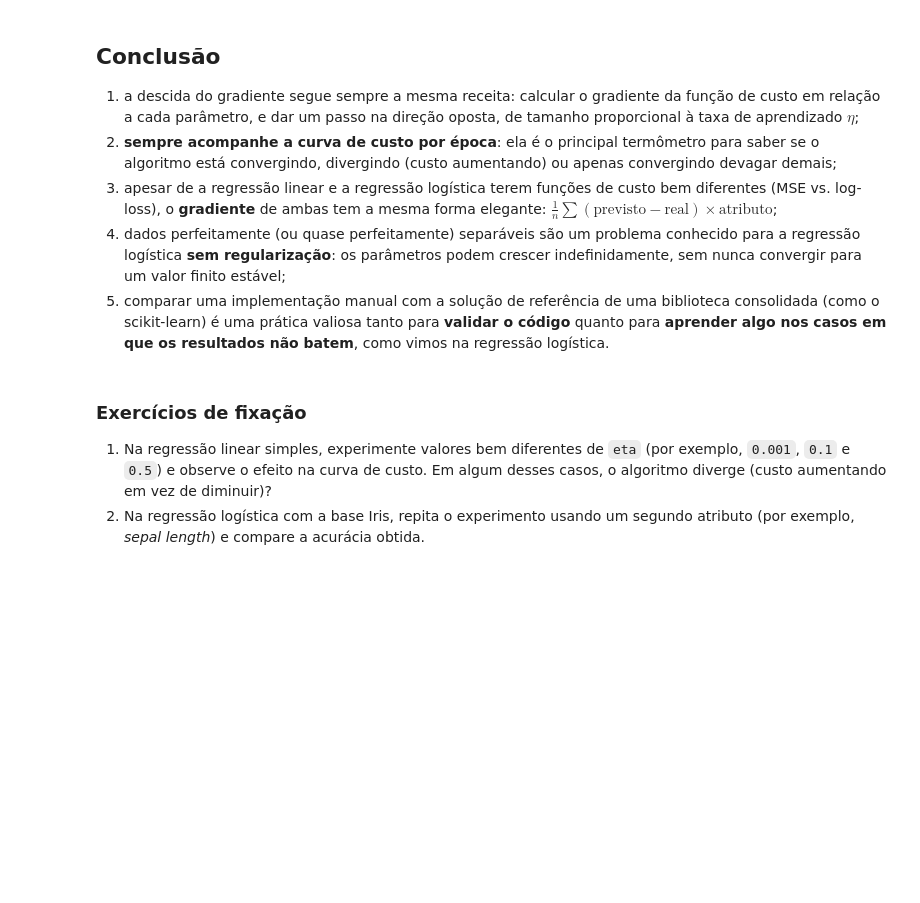
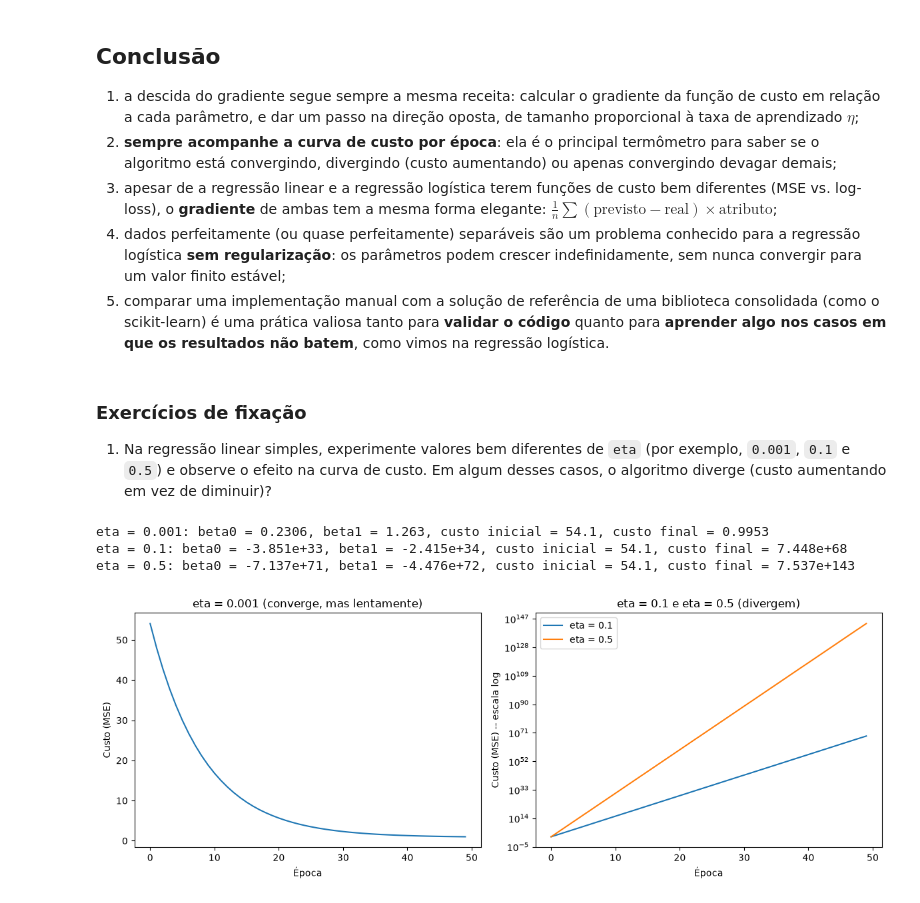
Before and after one commit to saulosgil/CursoMLeCD-USP, a Jupyter notebook: 16-Gradiente descendente/Aula18-descida_gradiente.ipynb, the cells around one changed output. Saved outputs shown, nothing was run; the diff lists cells and outputs as text; code cells hidden in the pictures; blank space fills up the shorter version.

Commit message:
update: gradient descendent - exercicios de fixacao feitos

```diff
--- a/16-Gradiente descendente/Aula18-descida_gradiente.ipynb
+++ b/16-Gradiente descendente/Aula18-descida_gradiente.ipynb
@@ -734,4 +739,68 @@ Diferentemente do exemplo da seção anterior, aqui as duas espécies **não** s
 ### Exercícios de fixação
 
 1. Na regressão linear simples, experimente valores bem diferentes de `eta` (por exemplo, `0.001`, `0.1` e `0.5`) e observe o efeito na curva de custo. Em algum desses casos, o algoritmo diverge (custo aumentando em vez de diminuir)?
-2. Na regressão logística com a base Iris, repita o experimento usando um segundo atributo (por exemplo, *sepal length*) e compare a acurácia obtida.
+# %%
+import numpy as np
+import matplotlib.pyplot as plt
+
+# Mesmos dados de treinamento da regressão linear simples
+x = np.array([0, 1, 2, 3, 4, 5, 6, 7, 8, 9])
+y = np.array([1, 3, 2, 5, 7, 8, 8, 9, 10, 12])
+n = len(x)
+
+
+def gradiente_descendente_linear(x, y, eta, epochs=50):
+    """Repete o treinamento da Seção 1, agora como função, para poder variar eta facilmente."""
+    n = len(x)
+    beta0, beta1 = 0.0, 0.0
+    cost_history = []
+
+    for epoch in range(epochs):
+        y_hat = beta0 + beta1 * x
+        erro = y - y_hat
+
+        d_beta0 = (-2 / n) * np.sum(erro)
+        d_beta1 = (-2 / n) * np.sum(erro * x)
+
+        beta0 = beta0 - eta * d_beta0
+        beta1 = beta1 - eta * d_beta1
+
+        cost_history.append(np.mean(erro ** 2))
+
+    return beta0, beta1, cost_history
+
+
+etas = [0.001, 0.1, 0.5] # taxas de aprendizado a serem testadas
+resultados = {}
+
+for eta in etas:
+    beta0, beta1, cost_history = gradiente_descendente_linear(x, y, eta, epochs=50)
+    resultados[eta] = cost_history
+    print(f"eta = {eta}: beta0 = {beta0:.4g}, beta1 = {beta1:.4g}, "
+          f"custo inicial = {cost_history[0]:.4g}, custo final = {cost_history[-1]:.4g}")
+
+# Como os custos ficam em escalas muito diferentes (de ~1 até números gigantescos
+# quando o algoritmo diverge), usamos dois gráficos: um em escala normal (eta pequeno,
+# que converge) e outro em escala logarítmica no eixo y (para visualizar a divergência).
+fig, (ax1, ax2) = plt.subplots(1, 2, figsize=(12, 4.5))
+
+ax1.plot(resultados[0.001], color='tab:blue')
+ax1.set_xlabel('Época')
+ax1.set_ylabel('Custo (MSE)')
+ax1.set_title('eta = 0.001 (converge, mas lentamente)')
+
+for eta in [0.1, 0.5]:
+    ax2.plot(resultados[eta], label=f'eta = {eta}')
+ax2.set_yscale('log')
+ax2.set_xlabel('Época')
+ax2.set_ylabel('Custo (MSE) -- escala log')
+ax2.set_title('eta = 0.1 e eta = 0.5 (divergem)')
+ax2.legend()
+
+plt.tight_layout()
+plt.show()
+# %% [output]
+eta = 0.001: beta0 = 0.2306, beta1 = 1.263, custo inicial = 54.1, custo final = 0.9953
+eta = 0.1: beta0 = -3.851e+33, beta1 = -2.415e+34, custo inicial = 54.1, custo final = 7.448e+68
+eta = 0.5: beta0 = -7.137e+71, beta1 = -4.476e+72, custo inicial = 54.1, custo final = 7.537e+143
+[figure, added]
```
Also changed, not shown: parts of 8 cells of this notebook.
